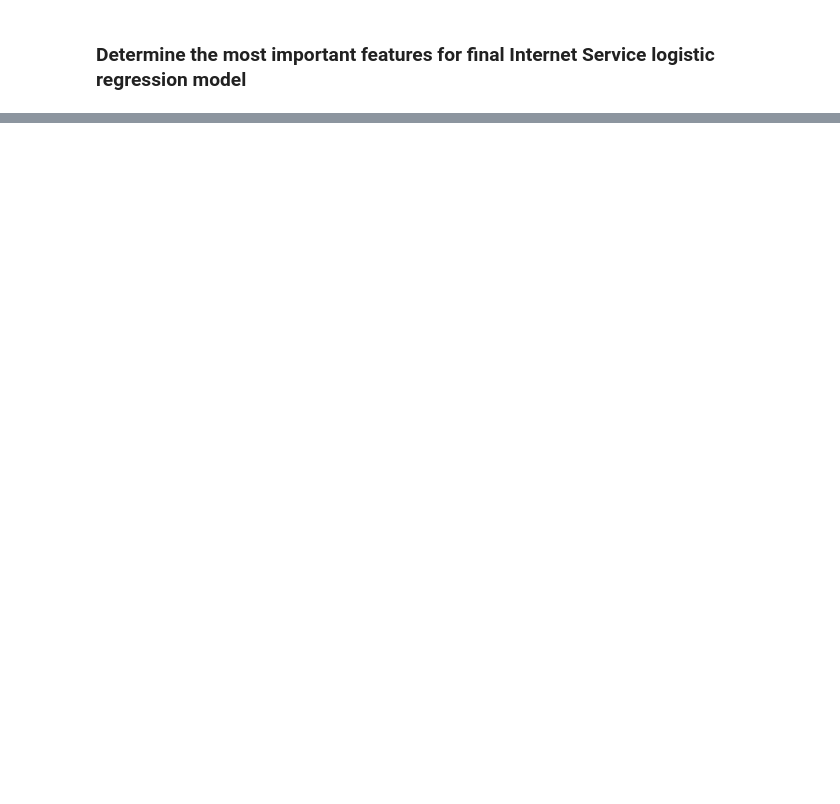
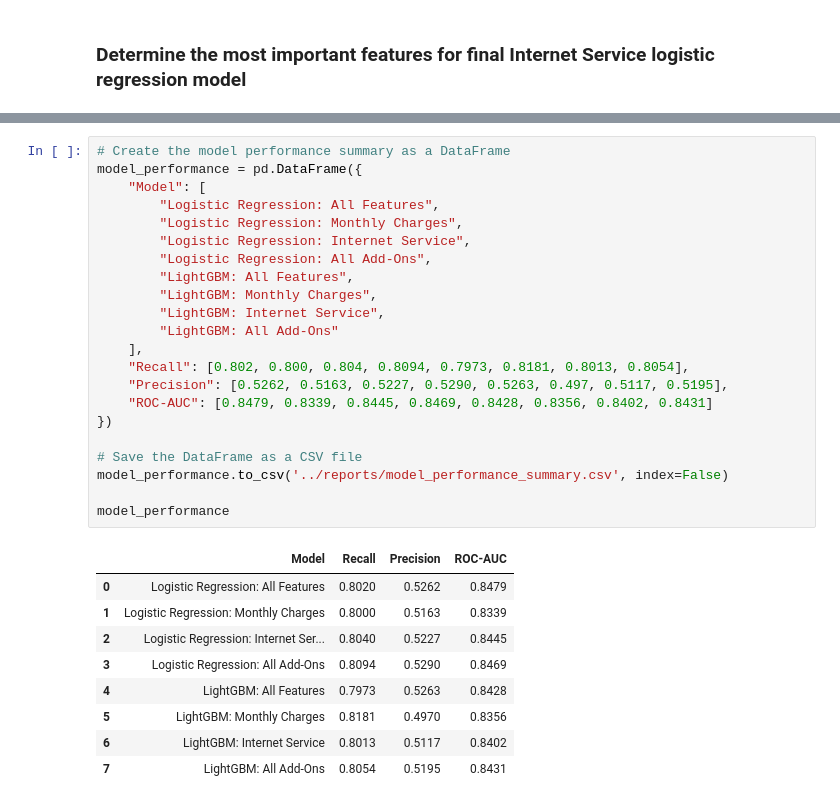
Before and after one commit to amschiltz/springboard_projects, a Jupyter notebook: Capstone_2/notebooks/04_telco_churn_modeling.ipynb, the cells around one changed output, grey strips where cells are left out. Drawn from its saved outputs; the diff is of its cells as text; blank space fills up the shorter version.

Commit message:
Save model outputs and metrics as CSVs; add code for confusion matrix, threshold analysis, and top predictors export; update notebook for reproducibility and reporting

```diff
--- a/Capstone_2/notebooks/04_telco_churn_modeling.ipynb
+++ b/Capstone_2/notebooks/04_telco_churn_modeling.ipynb
@@ -1088,0 +1081,32 @@ The table below summarizes key metrics at the 0.50 probability threshold, compar
+# %%
+# Create the model performance summary as a DataFrame
+model_performance = pd.DataFrame({
+    "Model": [
+        "Logistic Regression: All Features",
+        "Logistic Regression: Monthly Charges",
+        "Logistic Regression: Internet Service",
+        "Logistic Regression: All Add-Ons",
+        "LightGBM: All Features",
+        "LightGBM: Monthly Charges",
+        "LightGBM: Internet Service",
+        "LightGBM: All Add-Ons"
+    ],
+    "Recall": [0.802, 0.800, 0.804, 0.8094, 0.7973, 0.8181, 0.8013, 0.8054],
+    "Precision": [0.5262, 0.5163, 0.5227, 0.5290, 0.5263, 0.497, 0.5117, 0.5195],
+    "ROC-AUC": [0.8479, 0.8339, 0.8445, 0.8469, 0.8428, 0.8356, 0.8402, 0.8431]
+})
+
+# Save the DataFrame as a CSV file
+model_performance.to_csv('../reports/model_performance_summary.csv', index=False)
+
+model_performance
+# %% [output]
+|  | Model | Recall | Precision | ROC-AUC |
+| 0 | Logistic Regression: All Features | 0.8020 | 0.5262 | 0.8479 |
+| 1 | Logistic Regression: Monthly Charges | 0.8000 | 0.5163 | 0.8339 |
+| 2 | Logistic Regression: Internet Ser... | 0.8040 | 0.5227 | 0.8445 |
+| 3 | Logistic Regression: All Add-Ons | 0.8094 | 0.5290 | 0.8469 |
+| 4 | LightGBM: All Features | 0.7973 | 0.5263 | 0.8428 |
+| 5 | LightGBM: Monthly Charges | 0.8181 | 0.4970 | 0.8356 |
+| 6 | LightGBM: Internet Service | 0.8013 | 0.5117 | 0.8402 |
+| 7 | LightGBM: All Add-Ons | 0.8054 | 0.5195 | 0.8431 |
```
Also changed, not shown: parts of 30 cells of this notebook, 16 other files.
